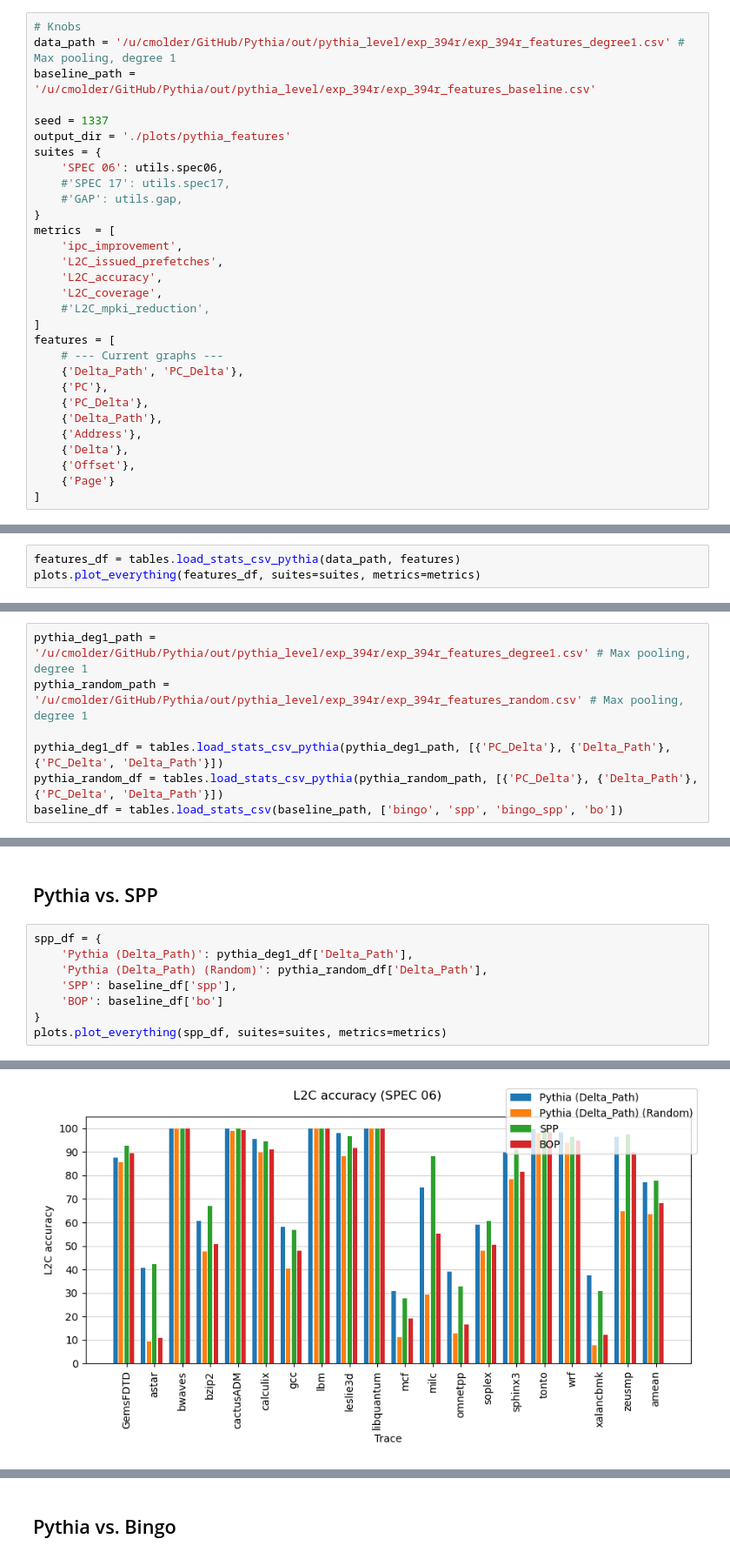
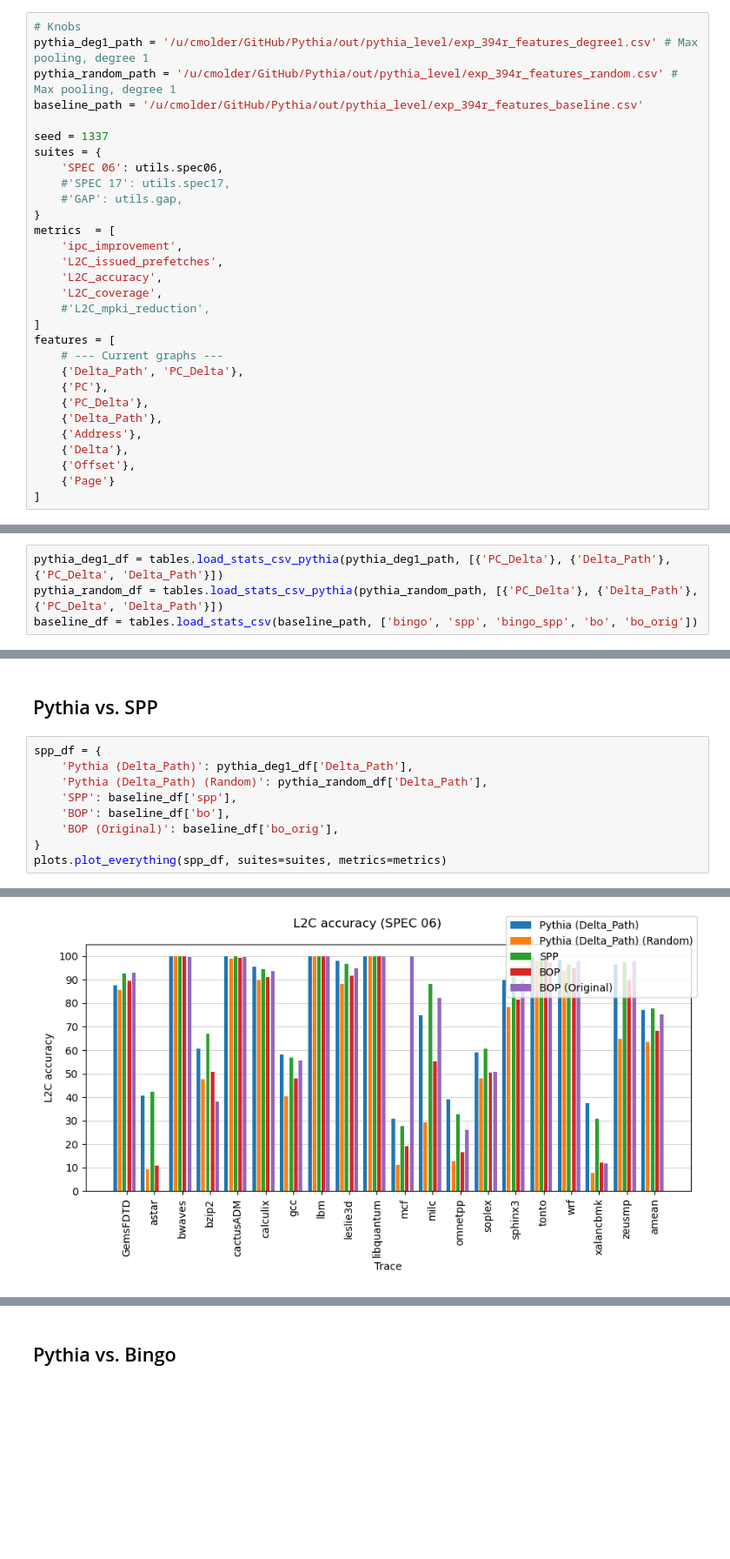
Before and after one commit to cmolder/pythia-analysis, a Jupyter notebook: pythia-features.ipynb, the cells around one changed output, grey strips where cells are left out. Shown at 87% size. Saved outputs shown, nothing was run; the diff lists cells and outputs as text; blank space fills up the shorter version.

Commit message:
Added pythia-degree notebook, added original BOP implementation

```diff
--- a/pythia-features.ipynb
+++ b/pythia-features.ipynb
@@ -5,11 +13,11 @@ from utils import plots, tables, utils
 %matplotlib widget
 # %%
 # Knobs
-data_path = '/u/cmolder/GitHub/Pythia/out/pythia_level/exp_394r/exp_394r_features_degree1.csv' # Max pooling, degree 1
-baseline_path = '/u/cmolder/GitHub/Pythia/out/pythia_level/exp_394r/exp_394r_features_baseline.csv'
+pythia_deg1_path = '/u/cmolder/GitHub/Pythia/out/pythia_level/exp_394r_features_degree1.csv' # Max pooling, degree 1
+pythia_random_path = '/u/cmolder/GitHub/Pythia/out/pythia_level/exp_394r_features_random.csv' # Max pooling, degree 1
+baseline_path = '/u/cmolder/GitHub/Pythia/out/pythia_level/exp_394r_features_baseline.csv'
 
 seed = 1337
-output_dir = './plots/pythia_features'
 suites = {
     'SPEC 06': utils.spec06,
     #'SPEC 17': utils.spec17,
@@ -39,3 +43,0 @@ Compare different Pythia features on different metrics. We see a greater differe
-# %%
-features_df = tables.load_stats_csv_pythia(data_path, features)
-plots.plot_everything(features_df, suites=suites, metrics=metrics)
@@ -49,9 +45,6 @@ plots.plot_everything(features_df, suites=suites, metrics=metrics)
 # Plots (suites)
 Fix prefetch degree to 1 for everything (except Bingo), and compare to Bingo, SPP and Bingo+SPP hybrid.
 # %%
-pythia_deg1_path = '/u/cmolder/GitHub/Pythia/out/pythia_level/exp_394r/exp_394r_features_degree1.csv' # Max pooling, degree 1
-pythia_random_path = '/u/cmolder/GitHub/Pythia/out/pythia_level/exp_394r/exp_394r_features_random.csv' # Max pooling, degree 1
-
 pythia_deg1_df = tables.load_stats_csv_pythia(pythia_deg1_path, [{'PC_Delta'}, {'Delta_Path'}, {'PC_Delta', 'Delta_Path'}])
 pythia_random_df = tables.load_stats_csv_pythia(pythia_random_path, [{'PC_Delta'}, {'Delta_Path'}, {'PC_Delta', 'Delta_Path'}])
-baseline_df = tables.load_stats_csv(baseline_path, ['bingo', 'spp', 'bingo_spp', 'bo'])
+baseline_df = tables.load_stats_csv(baseline_path, ['bingo', 'spp', 'bingo_spp', 'bo', 'bo_orig'])
@@ -82,7 +88,8 @@ spp_df = {
     'Pythia (Delta_Path)': pythia_deg1_df['Delta_Path'],
     'Pythia (Delta_Path) (Random)': pythia_random_df['Delta_Path'],
     'SPP': baseline_df['spp'],
-    'BOP': baseline_df['bo']
+    'BOP': baseline_df['bo'],
+    'BOP (Original)': baseline_df['bo_orig'],
 }
 plots.plot_everything(spp_df, suites=suites, metrics=metrics)
 # %% [output]
@@ -92 +99 @@ plots.plot_everything(spp_df, suites=suites, metrics=metrics)
-[figure, old version]
+[figure, new version]
```
Also changed, not shown: parts of 9 cells of this notebook, 3 other files.
